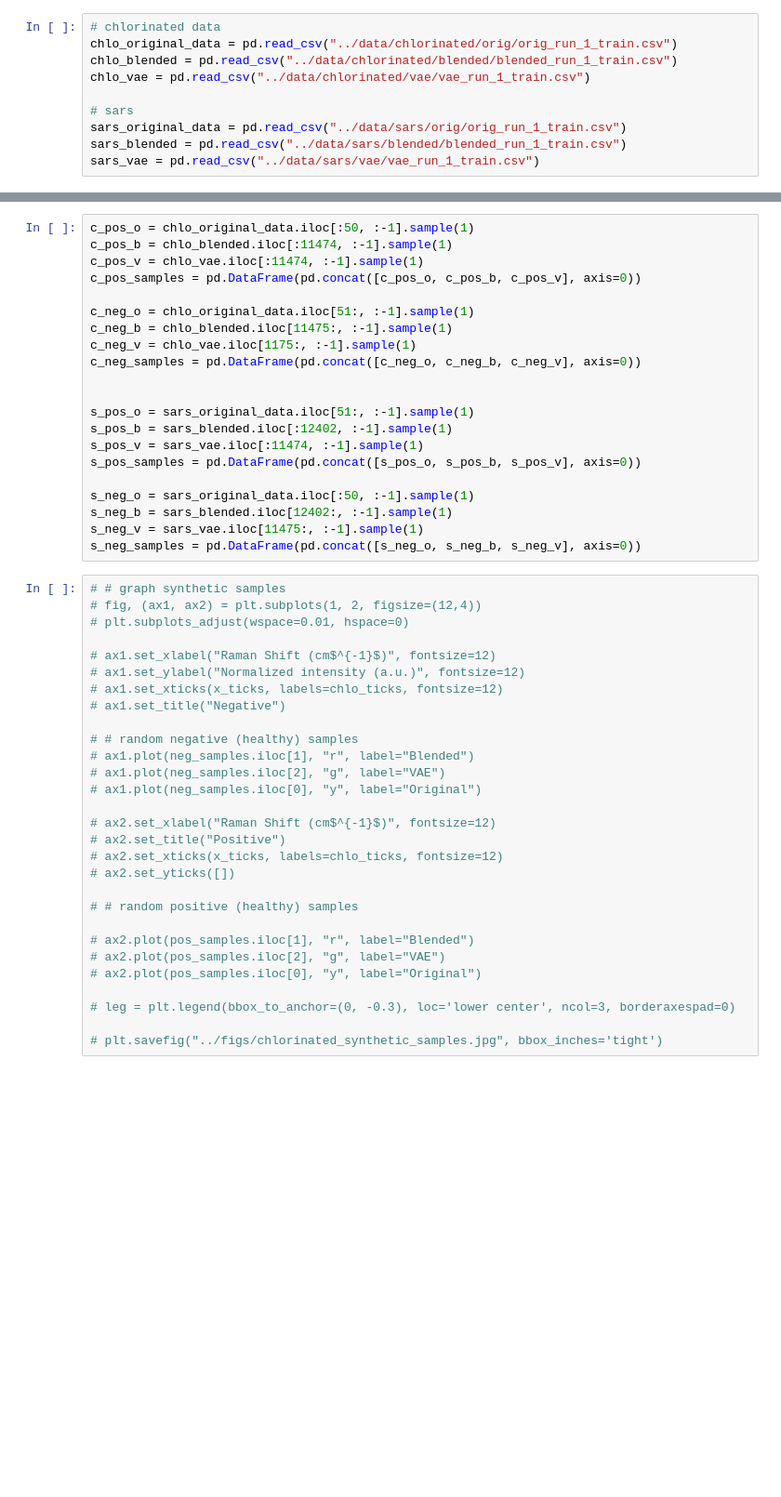
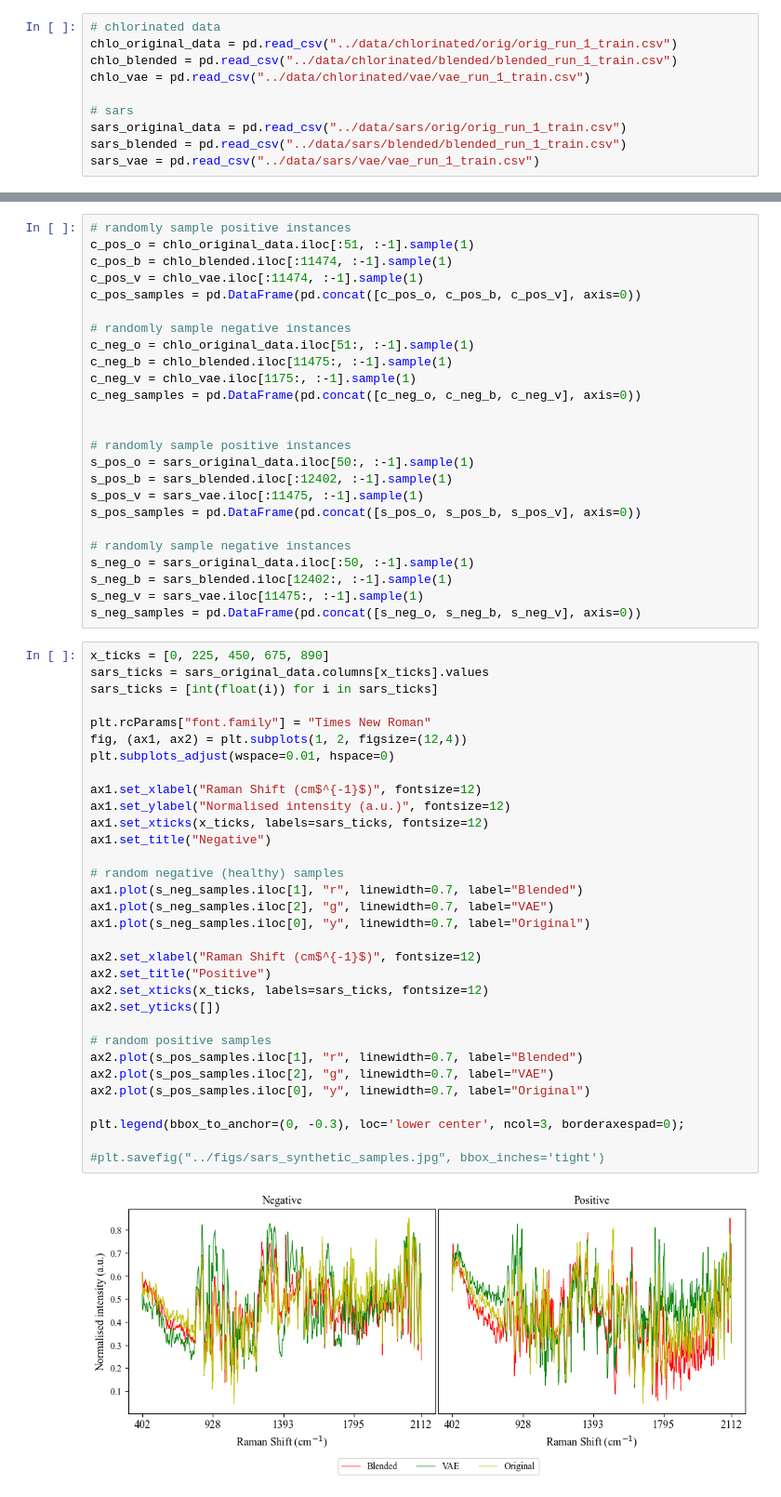
Before and after one commit to AaronFlanagan20/Analysis-of-Data-Synthesis-for-Raman-Spectroscopy, a Jupyter notebook: plots/graph_samples.ipynb, the cells around one changed output, grey strips where cells are left out. Shown at 93% size. Drawn from its saved outputs; the diff is of its cells as text; blank space fills up the shorter version.

```diff
--- a/plots/graph_samples.ipynb
+++ b/plots/graph_samples.ipynb
@@ -63,53 +99,62 @@ plt.legend(fontsize=10)
 # %%
-c_pos_o = chlo_original_data.iloc[:50, :-1].sample(1)
+# randomly sample positive instances
+c_pos_o = chlo_original_data.iloc[:51, :-1].sample(1)
 c_pos_b = chlo_blended.iloc[:11474, :-1].sample(1)
 c_pos_v = chlo_vae.iloc[:11474, :-1].sample(1)
 c_pos_samples = pd.DataFrame(pd.concat([c_pos_o, c_pos_b, c_pos_v], axis=0))
 
+# randomly sample negative instances
 c_neg_o = chlo_original_data.iloc[51:, :-1].sample(1)
 c_neg_b = chlo_blended.iloc[11475:, :-1].sample(1)
 c_neg_v = chlo_vae.iloc[1175:, :-1].sample(1)
 c_neg_samples = pd.DataFrame(pd.concat([c_neg_o, c_neg_b, c_neg_v], axis=0))
 
 
-s_pos_o = sars_original_data.iloc[51:, :-1].sample(1)
+# randomly sample positive instances
+s_pos_o = sars_original_data.iloc[50:, :-1].sample(1)
 s_pos_b = sars_blended.iloc[:12402, :-1].sample(1)
-s_pos_v = sars_vae.iloc[:11474, :-1].sample(1)
+s_pos_v = sars_vae.iloc[:11475, :-1].sample(1)
 s_pos_samples = pd.DataFrame(pd.concat([s_pos_o, s_pos_b, s_pos_v], axis=0))
 
+# randomly sample negative instances
 s_neg_o = sars_original_data.iloc[:50, :-1].sample(1)
 s_neg_b = sars_blended.iloc[12402:, :-1].sample(1)
 s_neg_v = sars_vae.iloc[11475:, :-1].sample(1)
 s_neg_samples = pd.DataFrame(pd.concat([s_neg_o, s_neg_b, s_neg_v], axis=0))
 # %%
-# # graph synthetic samples
-# fig, (ax1, ax2) = plt.subplots(1, 2, figsize=(12,4))
-# plt.subplots_adjust(wspace=0.01, hspace=0)
+x_ticks = [0, 225, 450, 675, 890]
+sars_ticks = sars_original_data.columns[x_ticks].values
+sars_ticks = [int(float(i)) for i in sars_ticks]
 
-# ax1.set_xlabel("Raman Shift (cm$^{-1}$)", fontsize=12)
-# ax1.set_ylabel("Normalized intensity (a.u.)", fontsize=12)
-# ax1.set_xticks(x_ticks, labels=chlo_ticks, fontsize=12)
-# ax1.set_title("Negative")
+plt.rcParams["font.family"] = "Times New Roman"
+fig, (ax1, ax2) = plt.subplots(1, 2, figsize=(12,4))
+plt.subplots_adjust(wspace=0.01, hspace=0)
 
-# # random negative (healthy) samples
-# ax1.plot(neg_samples.iloc[1], "r", label="Blended")
-# ax1.plot(neg_samples.iloc[2], "g", label="VAE")
-# ax1.plot(neg_samples.iloc[0], "y", label="Original")
+ax1.set_xlabel("Raman Shift (cm$^{-1}$)", fontsize=12)
+ax1.set_ylabel("Normalised intensity (a.u.)", fontsize=12)
+ax1.set_xticks(x_ticks, labels=sars_ticks, fontsize=12)
+ax1.set_title("Negative")
 
-# ax2.set_xlabel("Raman Shift (cm$^{-1}$)", fontsize=12)
-# ax2.set_title("Positive")
-# ax2.set_xticks(x_ticks, labels=chlo_ticks, fontsize=12)
-# ax2.set_yticks([])
+# random negative (healthy) samples
+ax1.plot(s_neg_samples.iloc[1], "r", linewidth=0.7, label="Blended")
+ax1.plot(s_neg_samples.iloc[2], "g", linewidth=0.7, label="VAE")
+ax1.plot(s_neg_samples.iloc[0], "y", linewidth=0.7, label="Original")
 
-# # random positive (healthy) samples
+ax2.set_xlabel("Raman Shift (cm$^{-1}$)", fontsize=12)
+ax2.set_title("Positive")
+ax2.set_xticks(x_ticks, labels=sars_ticks, fontsize=12)
+ax2.set_yticks([])
 
-# ax2.plot(pos_samples.iloc[1], "r", label="Blended")
-# ax2.plot(pos_samples.iloc[2], "g", label="VAE")
-# ax2.plot(pos_samples.iloc[0], "y", label="Original")
+# random positive samples
+ax2.plot(s_pos_samples.iloc[1], "r", linewidth=0.7, label="Blended")
+ax2.plot(s_pos_samples.iloc[2], "g", linewidth=0.7, label="VAE")
+ax2.plot(s_pos_samples.iloc[0], "y", linewidth=0.7, label="Original")
 
-# leg = plt.legend(bbox_to_anchor=(0, -0.3), loc='lower center', ncol=3, borderaxespad=0)
+plt.legend(bbox_to_anchor=(0, -0.3), loc='lower center', ncol=3, borderaxespad=0);
 
-# plt.savefig("../figs/chlorinated_synthetic_samples.jpg", bbox_inches='tight')
+#plt.savefig("../figs/sars_synthetic_samples.jpg", bbox_inches='tight')
+# %% [output]
+[figure, added]
 # %%
 # graph synthetic samples
 chlo_x_ticks = [0, 500, 1000, 1500, 2000, 2472]
```
Also changed, not shown: parts of 6 cells of this notebook, 3 other files.
